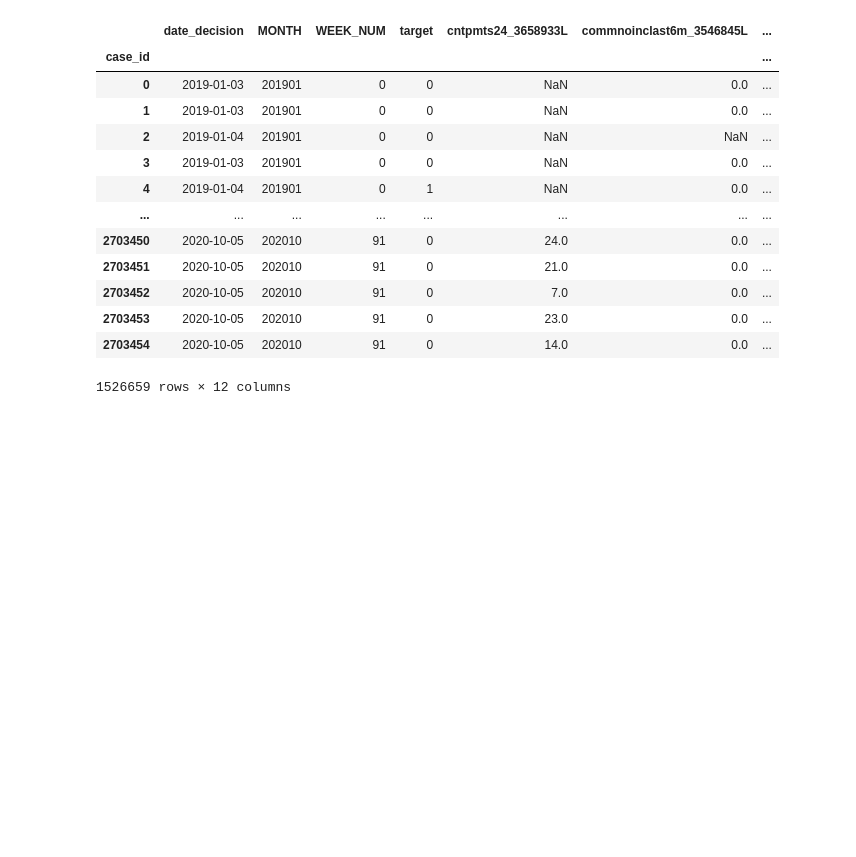
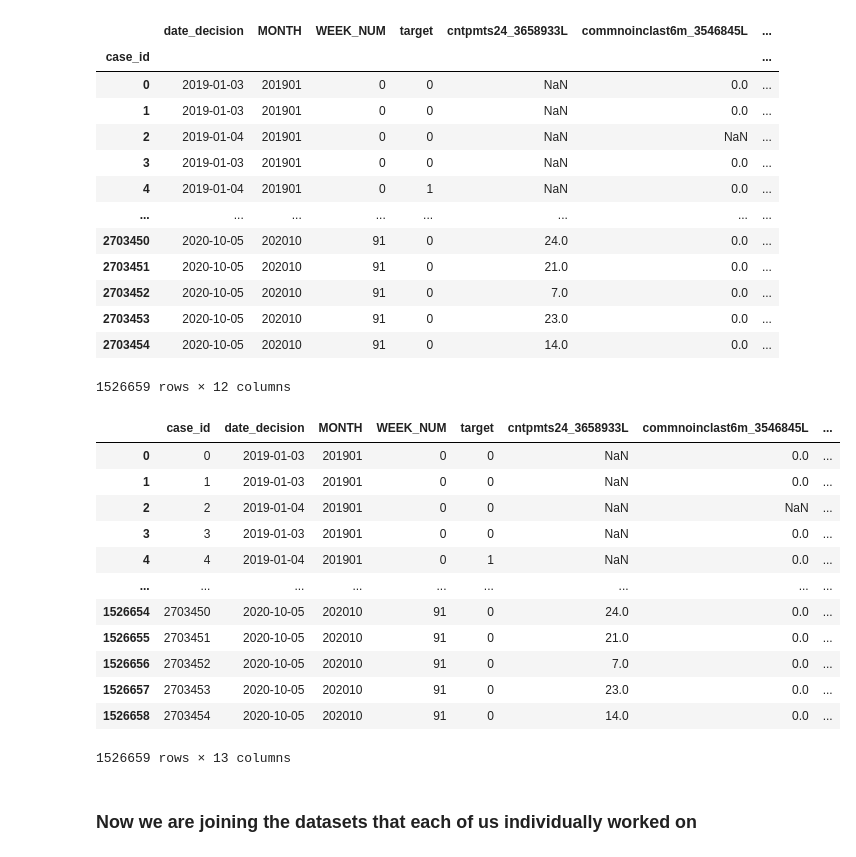
Before and after one commit to JacobTheCoder87/credit-risk-model-stability, a Jupyter notebook: code/J's Data Joining.ipynb, the cells around one changed output. Drawn from its saved outputs; the diff is of its cells as text; code cells hidden in the pictures; blank space fills up the shorter version.

Commit message:
Finalizing data joining process, updating README, adding images, starting EDA

```diff
--- a/code/J's Data Joining.ipynb
+++ b/code/J's Data Joining.ipynb
@@ -220,4 +220,20 @@ part2_final_merge
 | 2703453 | 2020-10-05 | 202010 | 91 | 0 | 23.0 | 0.0 | ... |
 | 2703454 | 2020-10-05 | 202010 | 91 | 0 | 14.0 | 0.0 | ... |
 1526659 rows × 12 columns
+# %%
+part2_final_merge.reset_index()
+# %% [output]
+|  | case_id | date_decision | MONTH | WEEK_NUM | target | cntpmts24_3658933L | commnoinclast6m_3546845L | ... |
+| 0 | 0 | 2019-01-03 | 201901 | 0 | 0 | NaN | 0.0 | ... |
+| 1 | 1 | 2019-01-03 | 201901 | 0 | 0 | NaN | 0.0 | ... |
+| 2 | 2 | 2019-01-04 | 201901 | 0 | 0 | NaN | NaN | ... |
+| 3 | 3 | 2019-01-03 | 201901 | 0 | 0 | NaN | 0.0 | ... |
+| 4 | 4 | 2019-01-04 | 201901 | 0 | 1 | NaN | 0.0 | ... |
+| ... | ... | ... | ... | ... | ... | ... | ... | ... |
+| 1526654 | 2703450 | 2020-10-05 | 202010 | 91 | 0 | 24.0 | 0.0 | ... |
+| 1526655 | 2703451 | 2020-10-05 | 202010 | 91 | 0 | 21.0 | 0.0 | ... |
+| 1526656 | 2703452 | 2020-10-05 | 202010 | 91 | 0 | 7.0 | 0.0 | ... |
+| 1526657 | 2703453 | 2020-10-05 | 202010 | 91 | 0 | 23.0 | 0.0 | ... |
+| 1526658 | 2703454 | 2020-10-05 | 202010 | 91 | 0 | 14.0 | 0.0 | ... |
+1526659 rows × 13 columns
 # %%
@@ -224,0 +241,2 @@ part2_final_merge.to_csv('../data/processed/part2_main_train_data.csv', index =
+# %% [markdown]
+### Now we are joining the datasets that each of us individually worked on
```
Also changed, not shown: parts of 13 cells of this notebook, 4 other files.
